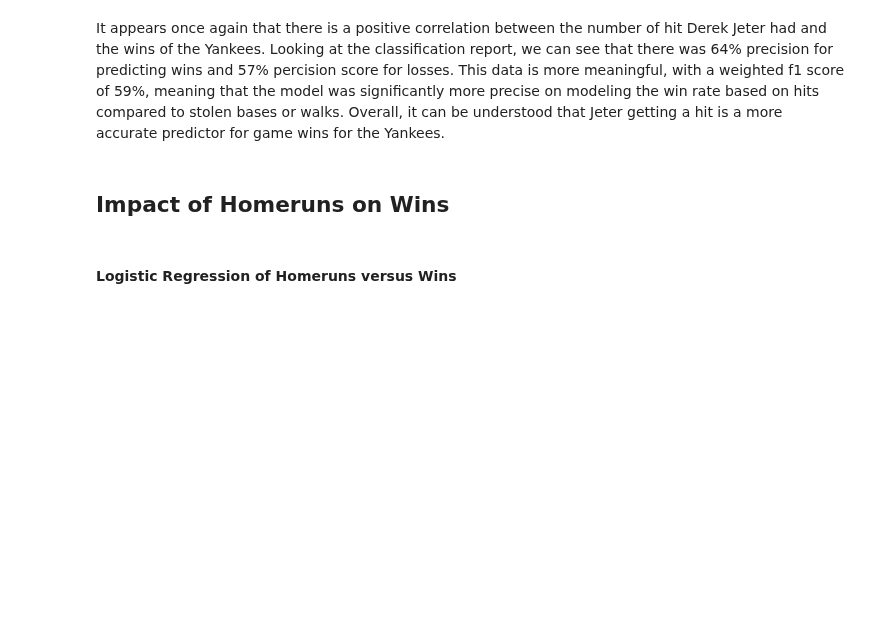
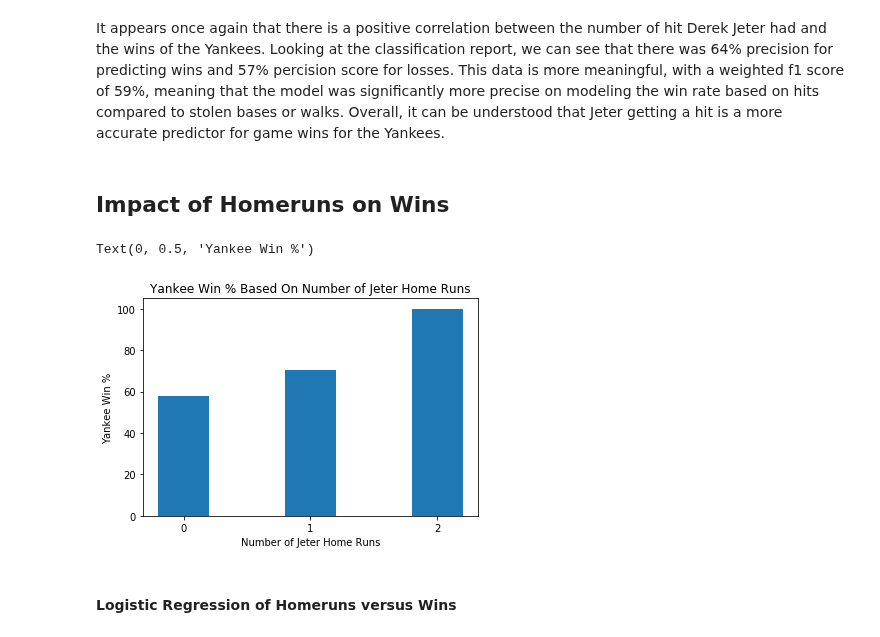
Before and after one commit to mattmaitland1/DerekJeterAnalysis, a Jupyter notebook: Project.ipynb, the cells around one changed output. Cells and saved outputs as stored; diff of their text form; code cells hidden in the pictures; blank space fills up the shorter version.

```diff
--- a/Project.ipynb
+++ b/Project.ipynb
@@ -327,6 +343,19 @@ print("The actual linear regression slope of the hits variable is {:.3f}".format
 It appears once again that there is a positive correlation between the number of hit Derek Jeter had and the wins of the Yankees. Looking at the classification report, we can see that there was 64% precision for predicting wins and 57% percision score for losses. This data is more meaningful, with a weighted f1 score of 59%, meaning that the model was significantly more precise on modeling the win rate based on hits compared to stolen bases or walks. Overall, it can be understood that Jeter getting a hit is a more accurate predictor for game wins for the Yankees.
 # %% [markdown]
 ## Impact of Homeruns on Wins
+# %%
+zero_HR = jeter.loc[jeter['HR']==0]
+one_HR = jeter.loc[jeter['HR']==1]
+two_HR = jeter.loc[jeter['HR']==2]
+x = ['0','1','2']
+z = [zero_HR["win"].mean()*100,one_HR["win"].mean()*100,two_HR["win"].mean()*100]
+plt.bar(x,z,0.4)
+plt.title('Yankee Win % Based On Number of Jeter Home Runs')
+plt.xlabel("Number of Jeter Home Runs")
+plt.ylabel("Yankee Win %")
+# %% [output]
+Text(0, 0.5, 'Yankee Win %')
+[figure, added]
 # %%
 sns.regplot(data = jeter, x = 'HR', y = 'win')
 plt.show
```
Also changed, not shown: parts of 1 cell of this notebook.
